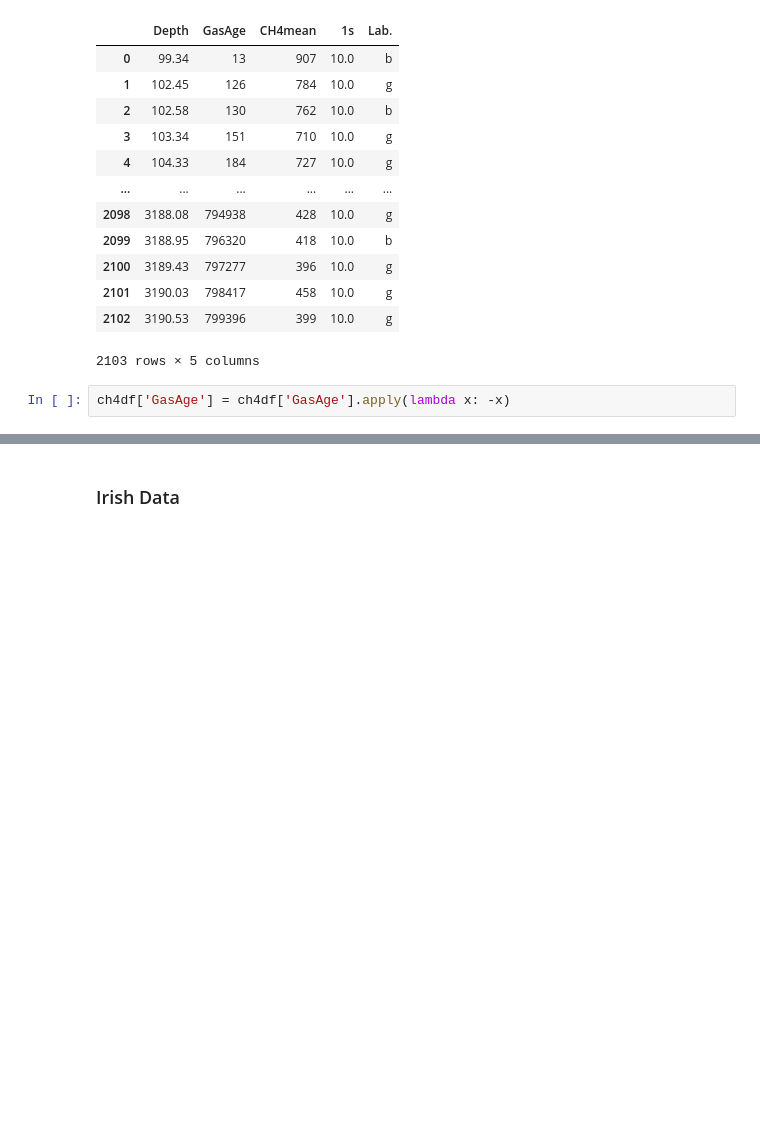
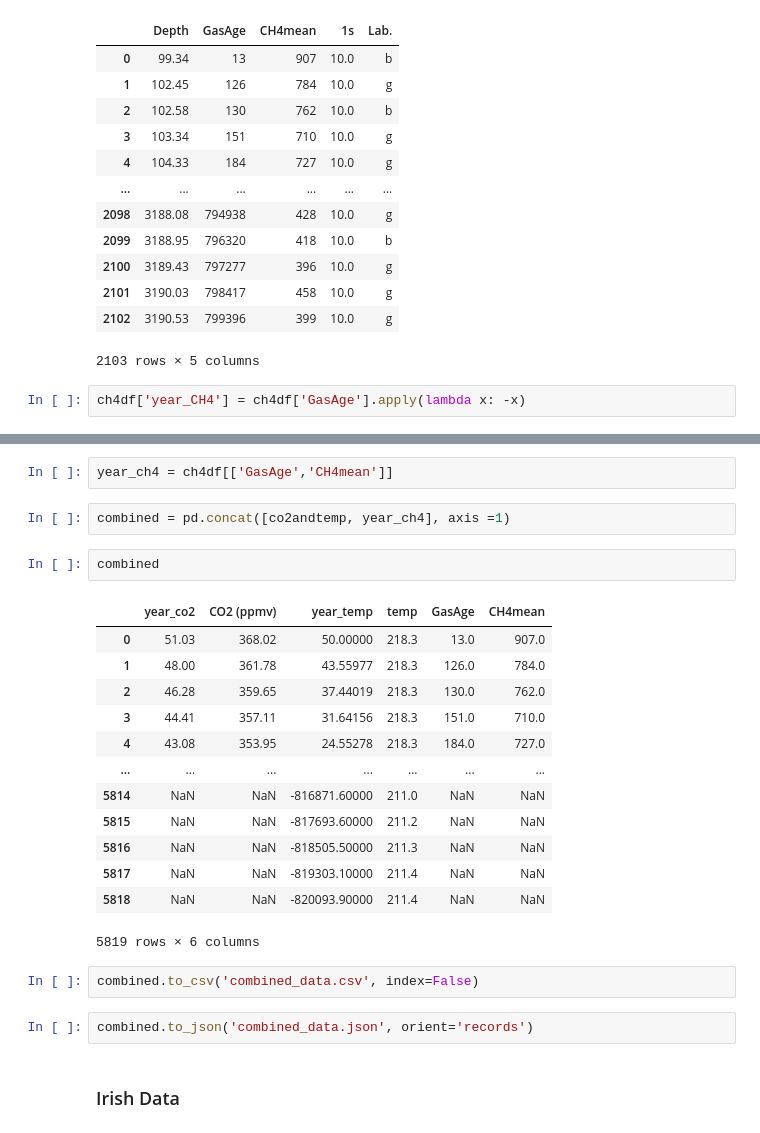
Before and after one commit to emma2d/Prog_for_DA.Project2, a Jupyter notebook: project2.ipynb, the cells around one changed output, grey strips where cells are left out. Drawn from its saved outputs; the diff is of its cells as text; blank space fills up the shorter version.

Commit message:
Combined dataframes and exported to csv and json

```diff
--- a/project2.ipynb
+++ b/project2.ipynb
@@ -179,5 +179,5 @@ ch4df
 | 2102 | 3190.53 | 799396 | 399 | 10.0 | g |
 2103 rows × 5 columns
 # %%
-ch4df['GasAge'] = ch4df['GasAge'].apply(lambda x: -x)
+ch4df['year_CH4'] = ch4df['GasAge'].apply(lambda x: -x)
 # %%
@@ -226,6 +226,30 @@ plt.title('Comparison of CO2, Temperature, and Third Data 800kyrs to Present')
 plt.show()
 # %% [output]
 [figure]
+# %%
+year_ch4 = ch4df[['GasAge','CH4mean']]
+# %%
+combined = pd.concat([co2andtemp, year_ch4], axis =1)
+# %%
+combined
+# %% [output]
+|  | year_co2 | CO2 (ppmv) | year_temp | temp | GasAge | CH4mean |
+| 0 | 51.03 | 368.02 | 50.00000 | 218.3 | 13.0 | 907.0 |
+| 1 | 48.00 | 361.78 | 43.55977 | 218.3 | 126.0 | 784.0 |
+| 2 | 46.28 | 359.65 | 37.44019 | 218.3 | 130.0 | 762.0 |
+| 3 | 44.41 | 357.11 | 31.64156 | 218.3 | 151.0 | 710.0 |
+| 4 | 43.08 | 353.95 | 24.55278 | 218.3 | 184.0 | 727.0 |
+| ... | ... | ... | ... | ... | ... | ... |
+| 5814 | NaN | NaN | -816871.60000 | 211.0 | NaN | NaN |
+| 5815 | NaN | NaN | -817693.60000 | 211.2 | NaN | NaN |
+| 5816 | NaN | NaN | -818505.50000 | 211.3 | NaN | NaN |
+| 5817 | NaN | NaN | -819303.10000 | 211.4 | NaN | NaN |
+| 5818 | NaN | NaN | -820093.90000 | 211.4 | NaN | NaN |
+5819 rows × 6 columns
+# %%
+combined.to_csv('combined_data.csv', index=False)
+# %%
+combined.to_json('combined_data.json', orient='records')
 # %% [markdown]
 ### Irish Data
 # %%
```
Also changed, not shown: parts of 4 cells of this notebook, 2 other files.
